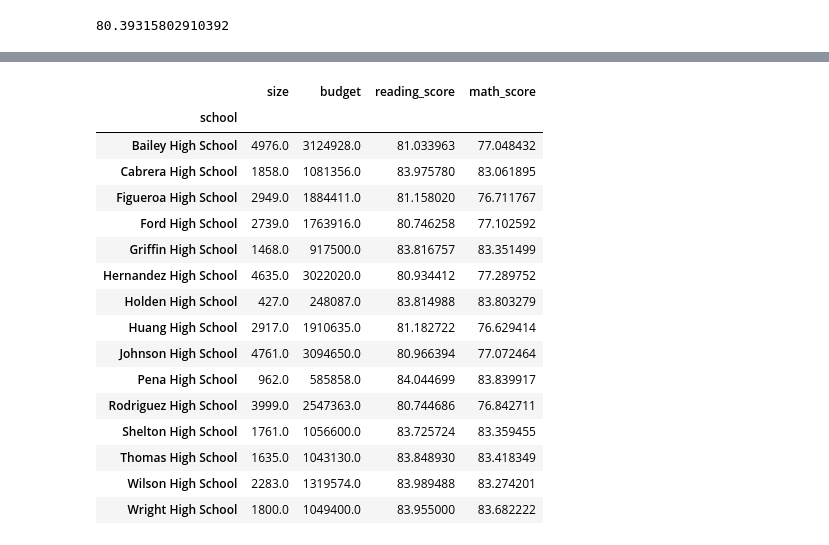
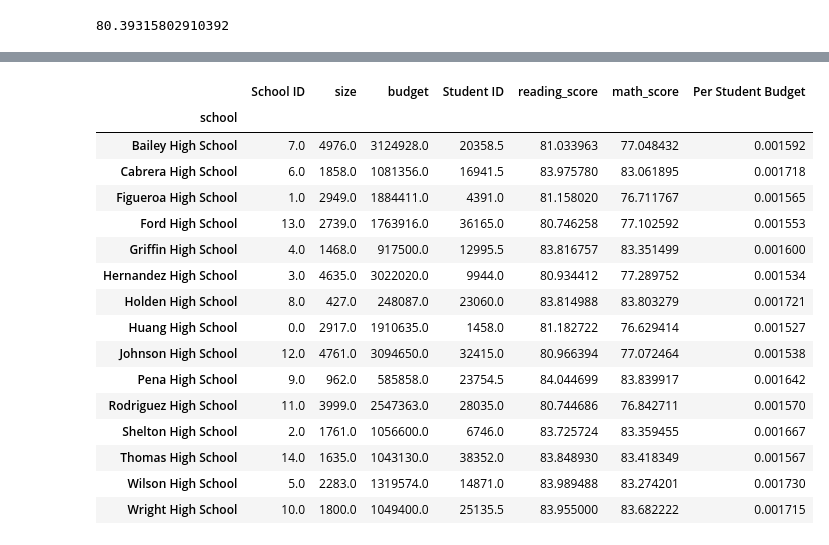
Before and after one commit to ehyoder/Academy_of_Py_Homework, a Jupyter notebook: Academy_of_Py_Beth_Yoder.ipynb, the cells around one changed output, grey strips where cells are left out. Cells and saved outputs as stored; diff of their text form; code cells hidden in the pictures.

```diff
--- a/Academy_of_Py_Beth_Yoder.ipynb
+++ b/Academy_of_Py_Beth_Yoder.ipynb
@@ -59,5 +59,6 @@ Index(['Student ID', 'name', 'gender', 'grade', 'school', 'reading_score',
        'math_score'],
       dtype='object')
 # %%
-# Merge Dataframes
-merge_table_df = pd.merge(schools_data_df, student_data_df, on="school")
+# Merge Dataframes and view first 5 rows of new df
+merge_table_df = pd.merge(schools_data_df, student_data_df, how="left", on="school")
+merge_table_df.head(25)
@@ -64,3 +82,0 @@ merge_table_df = pd.merge(schools_data_df, student_data_df, on="school")
-# %%
-merge_table_df.drop(["Student ID", "School ID"], axis=1, inplace=True)
-merge_table_df.head()
@@ -161,41 +191,42 @@ district_summary_df
 # %%
 #School Summary
 
 #Create an overview table that summarizes key metrics about each school, including:
 #School Name
 #School Type
 #Total Students
 #Total School Budget
 #Per Student Budget
 #Average Math Score
 #Average Reading Score
 #% Passing Math
 #% Passing Reading
 #Overall Passing Rate (Average of the above two)
 
 #merge_table_df.groupby("school").mean() produces the same results as code below
 #new_merge_df.apply(np.mean, axis = 1) is also the same
 new_merge_df = merge_table_df.groupby("school").agg(np.mean)
 new_merge_df
-#average_reading_score = [merge_table_df.reading_score.mean()]
-#merge_table_df["Average Reading Score"] = average_reading_score
-#merge_table_df['Average Reading Score'] = pd.Series([average_reading_score])
-#merge_table_df
+
+#add new columns to existing?
+# Create a new column called "Per Student Budget"
+new_merge_df["Per Student Budget"] = new_merge_df["size"]/new_merge_df["budget"]
+new_merge_df
 # %% [output]
-|  | size | budget | reading_score | math_score |
-| school |  |  |  |  |
-| Bailey High School | 4976.0 | 3124928.0 | 81.033963 | 77.048432 |
-| Cabrera High School | 1858.0 | 1081356.0 | 83.975780 | 83.061895 |
-| Figueroa High School | 2949.0 | 1884411.0 | 81.158020 | 76.711767 |
-| Ford High School | 2739.0 | 1763916.0 | 80.746258 | 77.102592 |
-| Griffin High School | 1468.0 | 917500.0 | 83.816757 | 83.351499 |
-| Hernandez High School | 4635.0 | 3022020.0 | 80.934412 | 77.289752 |
-| Holden High School | 427.0 | 248087.0 | 83.814988 | 83.803279 |
-| Huang High School | 2917.0 | 1910635.0 | 81.182722 | 76.629414 |
-| Johnson High School | 4761.0 | 3094650.0 | 80.966394 | 77.072464 |
-| Pena High School | 962.0 | 585858.0 | 84.044699 | 83.839917 |
-| Rodriguez High School | 3999.0 | 2547363.0 | 80.744686 | 76.842711 |
-| Shelton High School | 1761.0 | 1056600.0 | 83.725724 | 83.359455 |
-| Thomas High School | 1635.0 | 1043130.0 | 83.848930 | 83.418349 |
-| Wilson High School | 2283.0 | 1319574.0 | 83.989488 | 83.274201 |
-| Wright High School | 1800.0 | 1049400.0 | 83.955000 | 83.682222 |
+|  | School ID | size | budget | Student ID | reading_score | math_score | Per Student Budget |
+| school |  |  |  |  |  |  |  |
+| Bailey High School | 7.0 | 4976.0 | 3124928.0 | 20358.5 | 81.033963 | 77.048432 | 0.001592 |
+| Cabrera High School | 6.0 | 1858.0 | 1081356.0 | 16941.5 | 83.975780 | 83.061895 | 0.001718 |
+| Figueroa High School | 1.0 | 2949.0 | 1884411.0 | 4391.0 | 81.158020 | 76.711767 | 0.001565 |
+| Ford High School | 13.0 | 2739.0 | 1763916.0 | 36165.0 | 80.746258 | 77.102592 | 0.001553 |
+| Griffin High School | 4.0 | 1468.0 | 917500.0 | 12995.5 | 83.816757 | 83.351499 | 0.001600 |
+| Hernandez High School | 3.0 | 4635.0 | 3022020.0 | 9944.0 | 80.934412 | 77.289752 | 0.001534 |
+| Holden High School | 8.0 | 427.0 | 248087.0 | 23060.0 | 83.814988 | 83.803279 | 0.001721 |
+| Huang High School | 0.0 | 2917.0 | 1910635.0 | 1458.0 | 81.182722 | 76.629414 | 0.001527 |
+| Johnson High School | 12.0 | 4761.0 | 3094650.0 | 32415.0 | 80.966394 | 77.072464 | 0.001538 |
+| Pena High School | 9.0 | 962.0 | 585858.0 | 23754.5 | 84.044699 | 83.839917 | 0.001642 |
+| Rodriguez High School | 11.0 | 3999.0 | 2547363.0 | 28035.0 | 80.744686 | 76.842711 | 0.001570 |
+| Shelton High School | 2.0 | 1761.0 | 1056600.0 | 6746.0 | 83.725724 | 83.359455 | 0.001667 |
+| Thomas High School | 14.0 | 1635.0 | 1043130.0 | 38352.0 | 83.848930 | 83.418349 | 0.001567 |
+| Wilson High School | 5.0 | 2283.0 | 1319574.0 | 14871.0 | 83.989488 | 83.274201 | 0.001730 |
+| Wright High School | 10.0 | 1800.0 | 1049400.0 | 25135.5 | 83.955000 | 83.682222 | 0.001715 |
```
Also changed, not shown: parts of 14 cells of this notebook.
